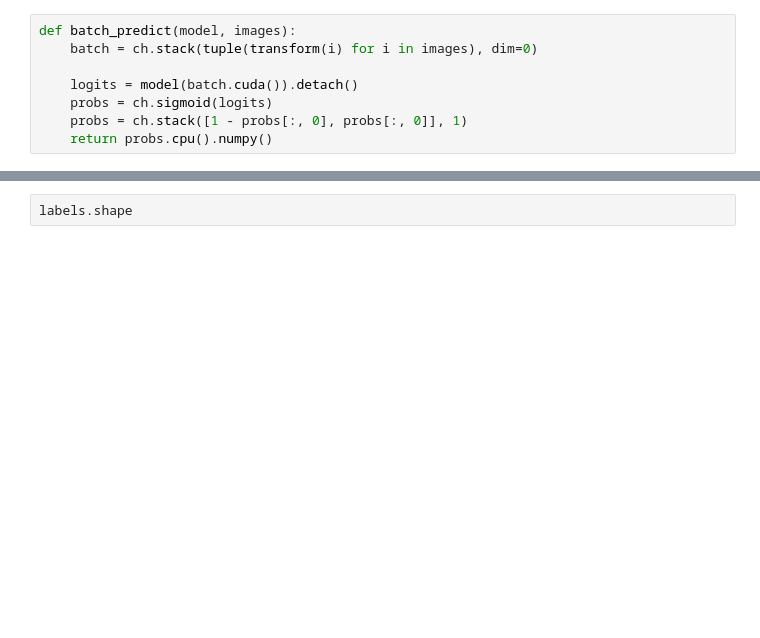
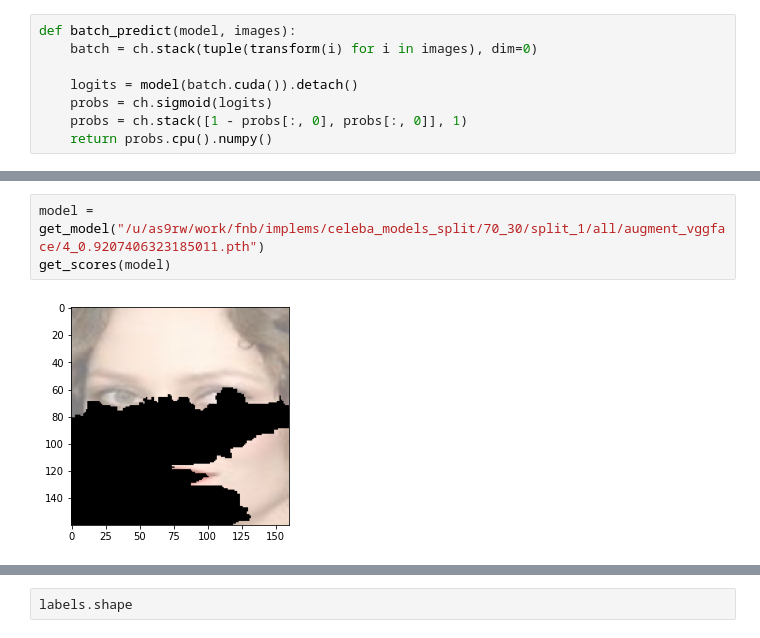
Before and after one commit to iamgroot42/FormEstDistRisks, a Jupyter notebook: implems/fair_lime.ipynb, the cells around one changed output, grey strips where cells are left out. Saved outputs shown, nothing was run; the diff lists cells and outputs as text; blank space fills up the shorter version.

```diff
--- a/implems/fair_lime.ipynb
+++ b/implems/fair_lime.ipynb
@@ -101,0 +115,5 @@ scores.shape
+# %%
+model = get_model("/u/as9rw/work/fnb/implems/celeba_models_split/70_30/split_1/all/augment_vggface/4_0.9207406323185011.pth")
+get_scores(model)
+# %% [output]
+[figure, added]
```
Also changed, not shown: parts of 9 cells of this notebook, 11 other files.
